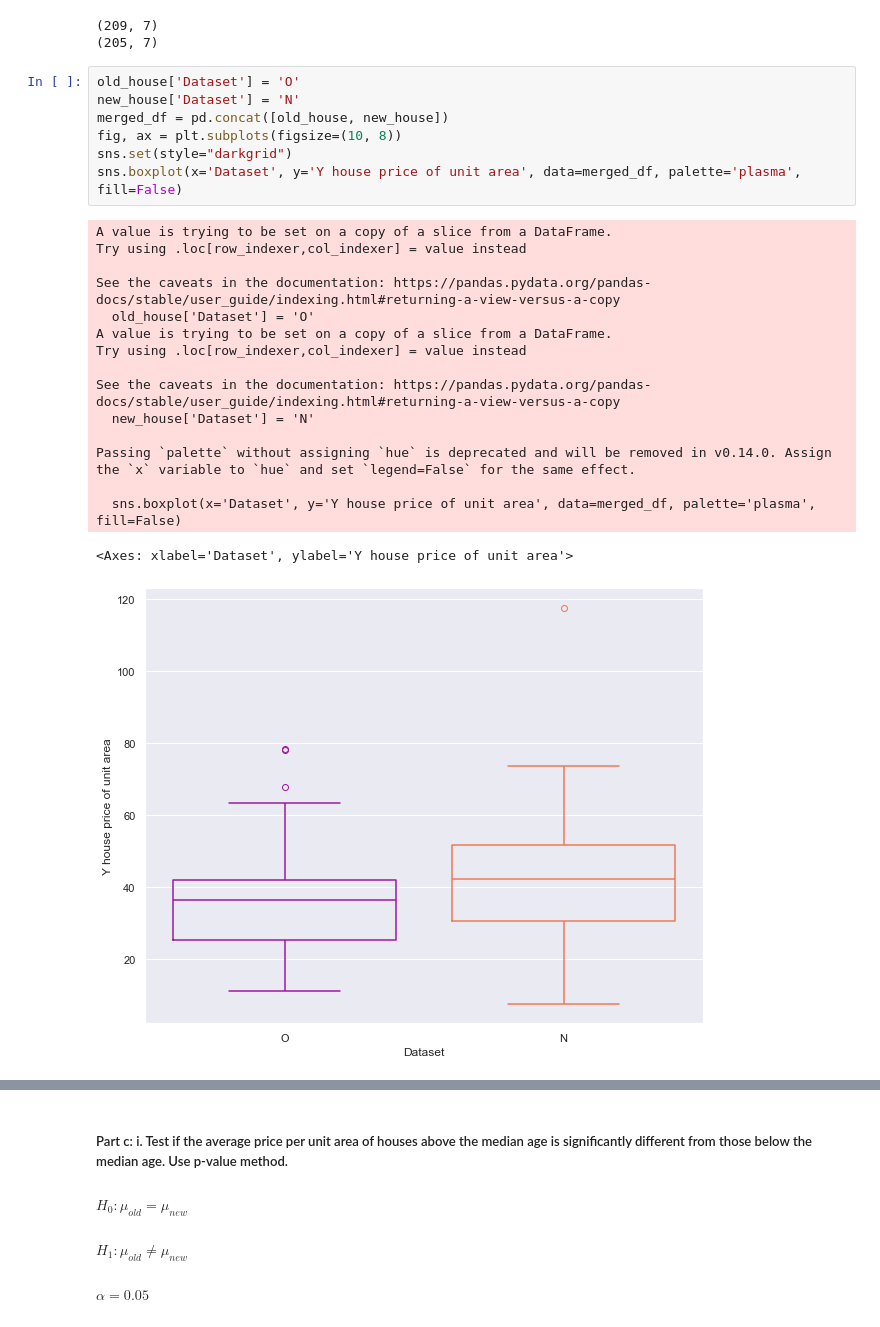
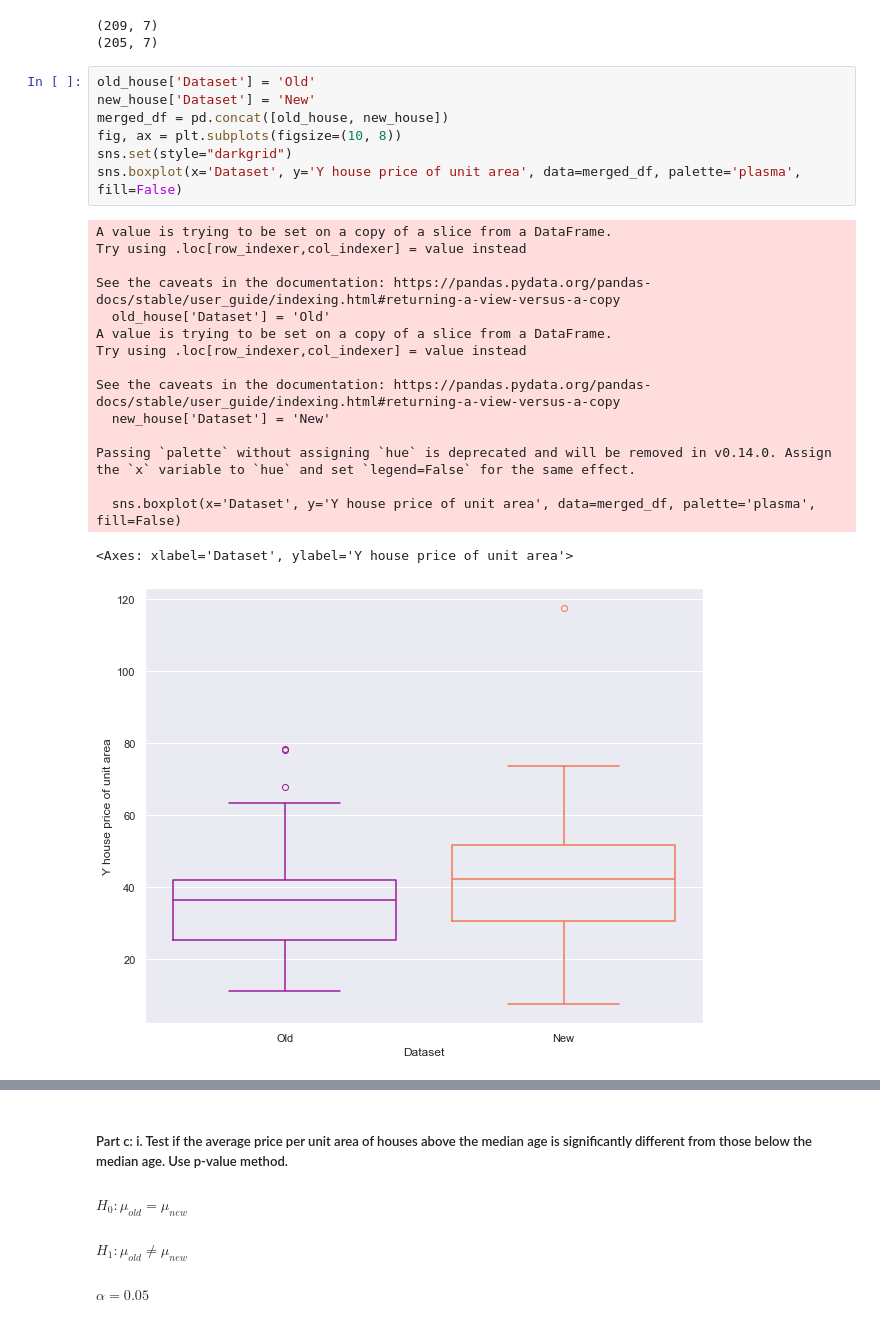
Before and after one commit to alib2014/Real_estate_price_prediction, a Jupyter notebook: realState.ipynb, the cells around one changed output, grey strips where cells are left out. Drawn from its saved outputs; the diff is of its cells as text.

```diff
--- a/realState.ipynb
+++ b/realState.ipynb
@@ -152,29 +152,29 @@ print(new_house.shape)
 (209, 7)
 (205, 7)
 # %%
-old_house['Dataset'] = 'O'
-new_house['Dataset'] = 'N'
+old_house['Dataset'] = 'Old'
+new_house['Dataset'] = 'New'
 merged_df = pd.concat([old_house, new_house])
 fig, ax = plt.subplots(figsize=(10, 8))
 sns.set(style="darkgrid")
 sns.boxplot(x='Dataset', y='Y house price of unit area', data=merged_df, palette='plasma', fill=False)
 # %% [output]
 A value is trying to be set on a copy of a slice from a DataFrame.
 Try using .loc[row_indexer,col_indexer] = value instead
 
 See the caveats in the documentation: https://pandas.pydata.org/pandas-docs/stable/user_guide/indexing.html#returning-a-view-versus-a-copy
-  old_house['Dataset'] = 'O'
+  old_house['Dataset'] = 'Old'
 A value is trying to be set on a copy of a slice from a DataFrame.
 Try using .loc[row_indexer,col_indexer] = value instead
 
 See the caveats in the documentation: https://pandas.pydata.org/pandas-docs/stable/user_guide/indexing.html#returning-a-view-versus-a-copy
-  new_house['Dataset'] = 'N'
+  new_house['Dataset'] = 'New'
 
 Passing `palette` without assigning `hue` is deprecated and will be removed in v0.14.0. Assign the `x` variable to `hue` and set `legend=False` for the same effect.
 
   sns.boxplot(x='Dataset', y='Y house price of unit area', data=merged_df, palette='plasma', fill=False)
 <Axes: xlabel='Dataset', ylabel='Y house price of unit area'>
-[figure, old version]
+[figure, new version]
 # %%
 fig, ax = plt.subplots(figsize=(10, 8))
 sns.set(style="darkgrid")
```
Also changed, not shown: parts of 18 cells of this notebook, 1 other file.
